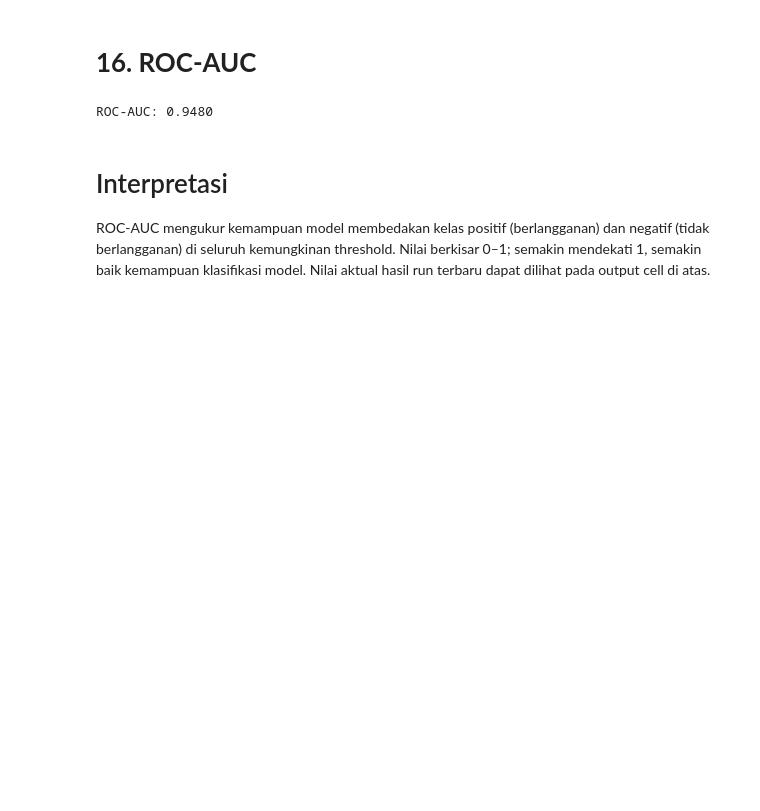
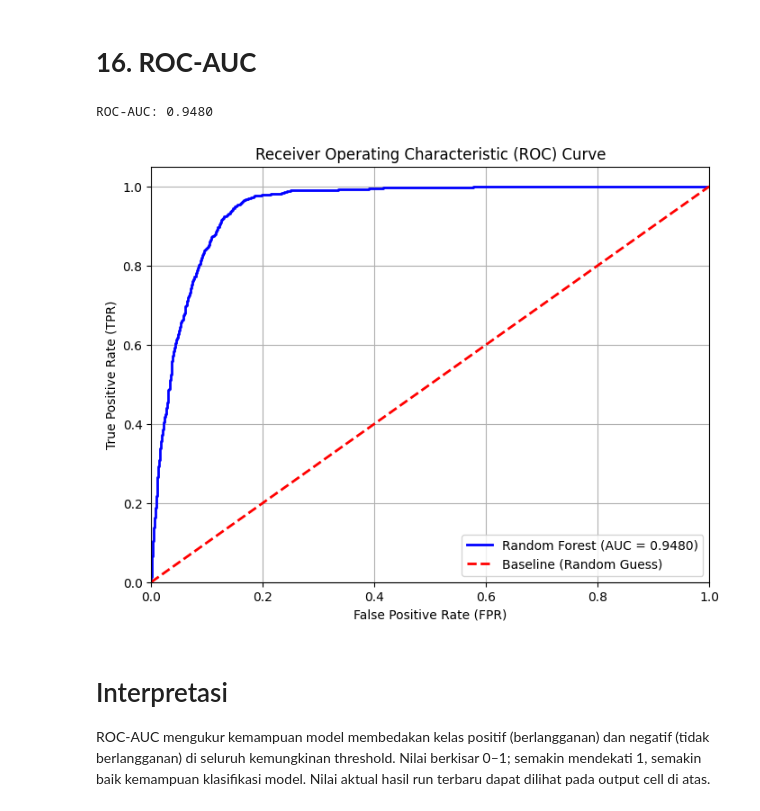
Before and after one commit to Bimorhfdz/Project_Machine-Learning_Group-F, a Jupyter notebook: Project_ML_F_(Revisi).ipynb, the cells around one changed output. Drawn from its saved outputs; the diff is of its cells as text; code cells hidden in the pictures; blank space fills up the shorter version.

```diff
--- a/Project_ML_F_(Revisi).ipynb
+++ b/Project_ML_F_(Revisi).ipynb
@@ -549,14 +552,36 @@ plt.show()
 [figure]
 # %% [markdown]
 # **16. ROC-AUC**
-# %%
-from sklearn.metrics import roc_auc_score
-
-y_prob = final_model.predict_proba(X_test)[:, 1]
-roc_auc = roc_auc_score(y_test, y_prob)
-print(f"ROC-AUC: {roc_auc:.4f}")
-# %% [output]
-ROC-AUC: 0.9480
+# %%
+from sklearn.metrics import roc_curve, roc_auc_score
+import matplotlib.pyplot as plt
+
+# Ambil probabilitas & hitung skor
+y_prob = final_model.predict_proba(X_test)[:, 1]
+roc_auc = roc_auc_score(y_test, y_prob)
+print(f"ROC-AUC: {roc_auc:.4f}")
+
+# Hitung FPR & TPR buat kurva
+fpr, tpr, _ = roc_curve(y_test, y_prob)
+
+# Plotting Kurva ROC
+plt.figure(figsize=(8, 6))
+plt.plot(fpr, tpr, color='blue', lw=2, label=f'Random Forest (AUC = {roc_auc:.4f})')
+plt.plot([0, 1], [0, 1], color='red', lw=2, linestyle='--', label='Baseline (Random Guess)')
+
+plt.xlim([0.0, 1.0])
+plt.ylim([0.0, 1.05])
+plt.xlabel('False Positive Rate (FPR)')
+plt.ylabel('True Positive Rate (TPR)')
+plt.title('Receiver Operating Characteristic (ROC) Curve')
+plt.legend(loc="lower right")
+plt.grid(True)
+
+# Tampilkan plot
+plt.show()
+# %% [output]
+ROC-AUC: 0.9480
+[figure, added]
 # %% [markdown]
 # Interpretasi
 ROC-AUC mengukur kemampuan model membedakan kelas positif (berlangganan) dan negatif (tidak berlangganan) di seluruh kemungkinan threshold. Nilai berkisar 0–1; semakin mendekati 1, semakin baik kemampuan klasifikasi model. Nilai aktual hasil run terbaru dapat dilihat pada output cell di atas.
```
Also changed, not shown: parts of 2 cells of this notebook.
